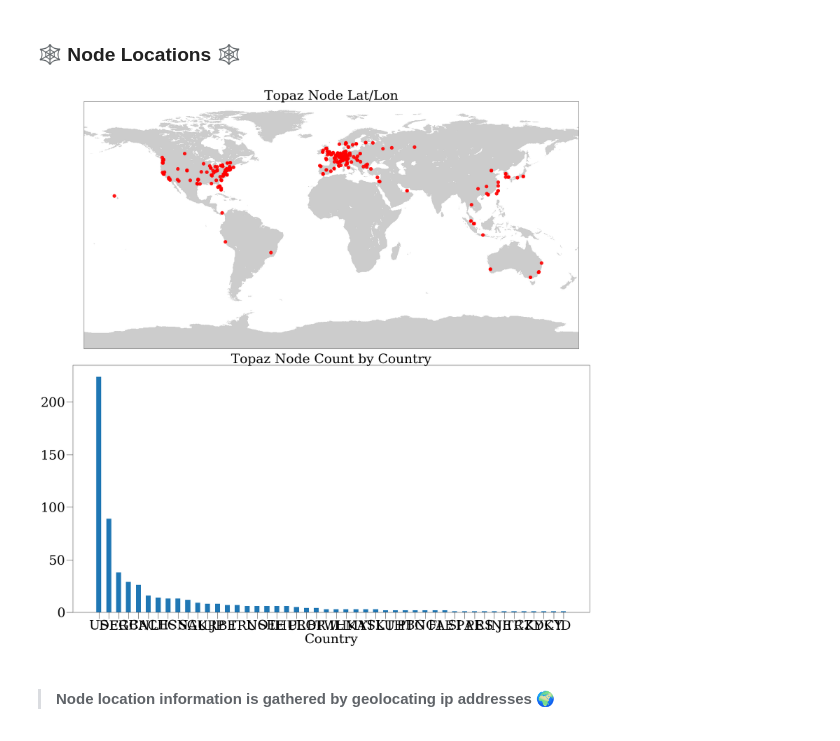
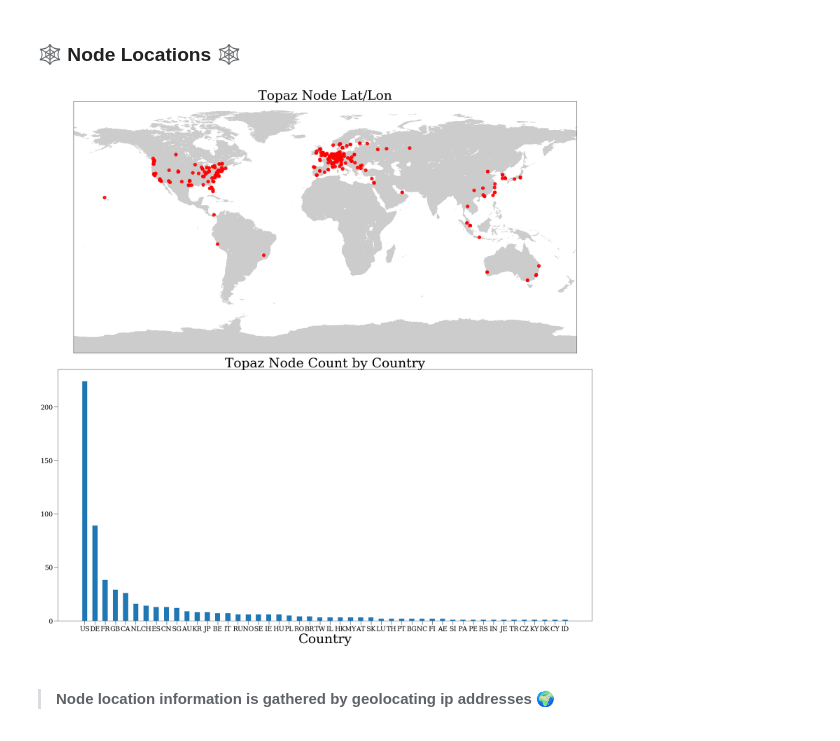
Before and after one commit to jrhea/prkl, a Jupyter notebook: analysis/testnet-analysis.ipynb, the cells around one changed output. Drawn from its saved outputs; the diff is of its cells as text; code cells hidden in the pictures.

```diff
--- a/analysis/testnet-analysis.ipynb
+++ b/analysis/testnet-analysis.ipynb
@@ -248,35 +248,35 @@ for ip,info in ips_info.items():
 fig,ax = plt.subplots(2,figsize=(24,24))
 map = Basemap(projection='cyl', resolution='l',ax=ax[0])
 map.drawlsmask()
 x, y = map(lons, lats)
 map.scatter(x, y, s=100, color='#ff0000', marker='o', alpha=0.9)
 ax[0].set_title(NETWORK.title()+' Node Lat/Lon',fontsize=40)
 
 #plot node count by country
 countries=[]
 for ip,info in saved_ips_info.items():
     if info['country_name'] != None:
         countries.append(info['country'])
 
 
 counts = Counter(countries)
 counts = sorted(counts.items(), key=lambda i: i[1], reverse=True)
 labels, values  = zip(*counts)
 
 indexes = np.arange(len(labels))
 width = .5
 
 ax[1].set_title(NETWORK.title()+' Node Count by Country',fontsize=40)
 ax[1].bar(indexes, values, width)
 ax[1].set_xticks(indexes)
 ax[1].set_xticklabels(labels)
 ax[1].set_xlabel("Country",fontsize=40)
-ax[1].tick_params(size=20,labelsize=40)
+ax[1].tick_params(size=12,labelsize=20)
 plt.rc('font', family='serif')
 plt.tight_layout()
 plt.show()
 # %% [output]
-[figure, old version]
+[figure, new version]
 # %% [markdown]
 > #### Node location information is gathered by geolocating ip addresses 🌍
 # %%
```
